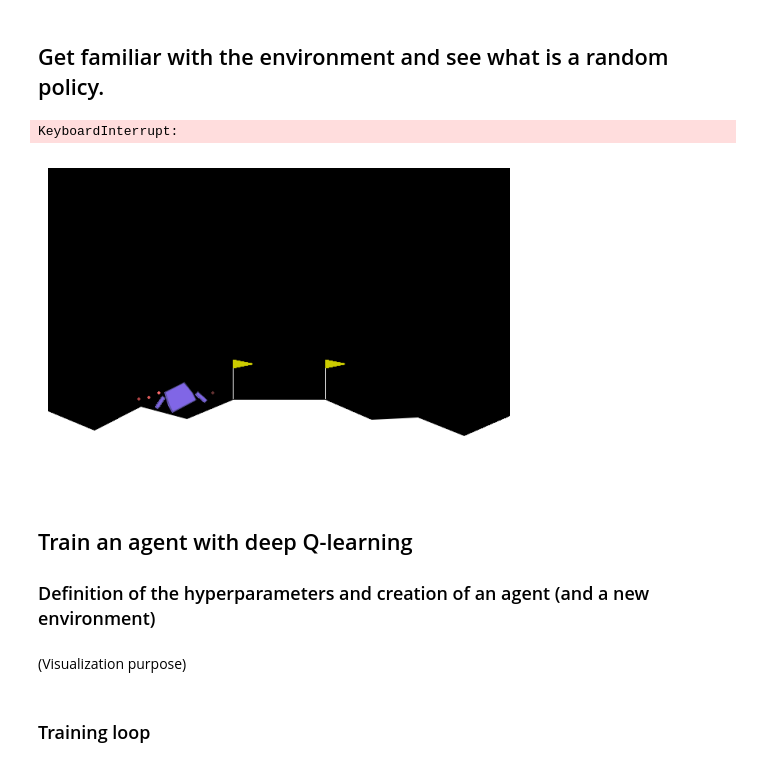
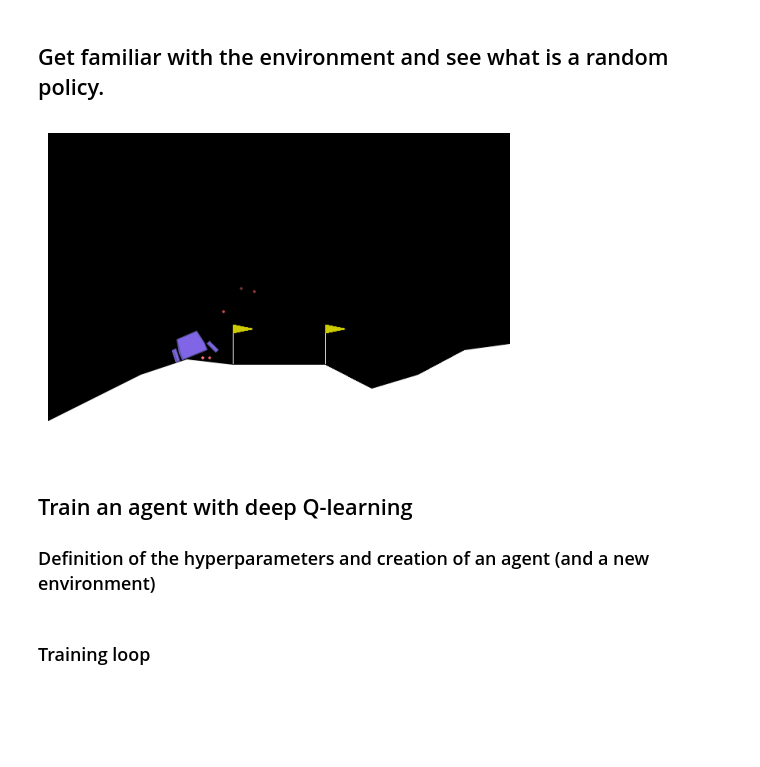
Before and after one commit to paul-pp/basic_rl, a Jupyter notebook: notebook_lunar_lander.ipynb, the cells around one changed output. Cells and saved outputs as stored; diff of their text form; code cells hidden in the pictures; blank space fills up the shorter version.

```diff
--- a/notebook_lunar_lander.ipynb
+++ b/notebook_lunar_lander.ipynb
@@ -8,36 +8,32 @@ from IPython.display import display, clear_output
 # %%
 env = gym.make('LunarLander-v3',render_mode='rgb_array')
 
 
 for episode in range(5):
     current_observation, info = env.reset()
+    episode_over = False
 
-    episode_over = False
-    total_reward = 0
-
-    success=0
     while not episode_over:
         action=env.action_space.sample()
         new_observation, reward, terminated, truncated, info = env.step(action)
 
         current_observation=new_observation
         episode_over = terminated or truncated
 
 
         #### Visualization ####
         frame = env.render()
         clear_output(wait=True)
         plt.figure(figsize=(6, 4))
         plt.imshow(frame)
         plt.axis('off')
         display(plt.gcf())
         plt.close()
         #### Visualization ####
 
 env.close()
 # %% [output]
-KeyboardInterrupt:
-[figure, old version]
+[figure, new version]
 # %% [markdown]
 ## Train an agent with deep Q-learning
 
@@ -70,5 +65,3 @@ agent=Agent(
     )
 
 buffer = ReplayBuffer(capacity=100_000)
-# %% [markdown]
-(Visualization purpose)
```
Also changed, not shown: parts of 10 cells of this notebook, 1 other file.
